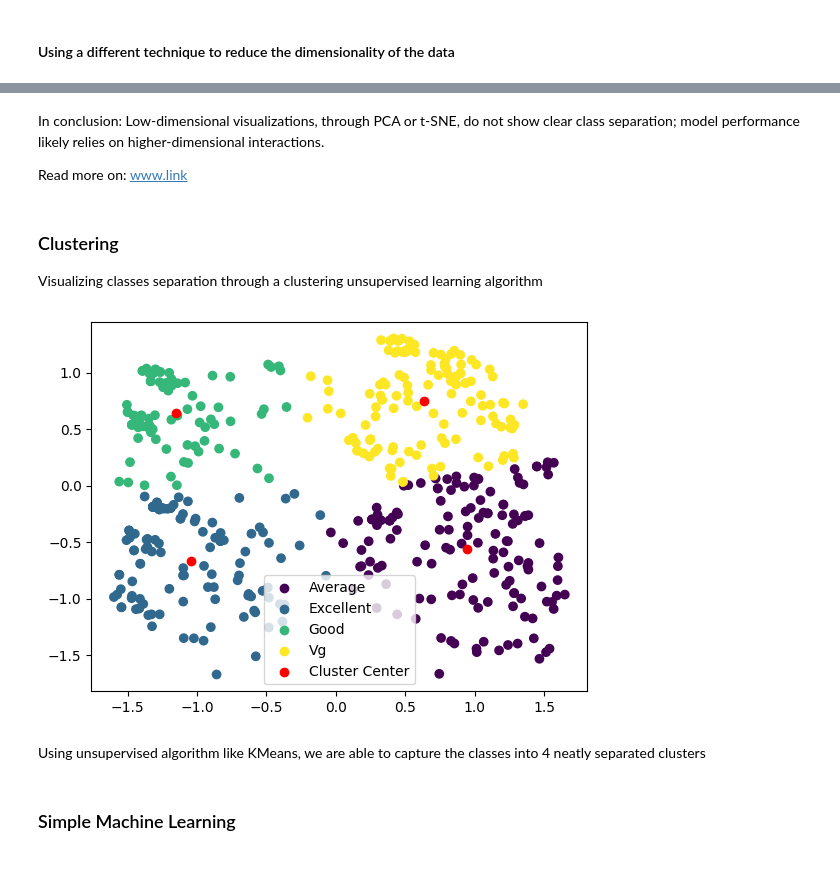
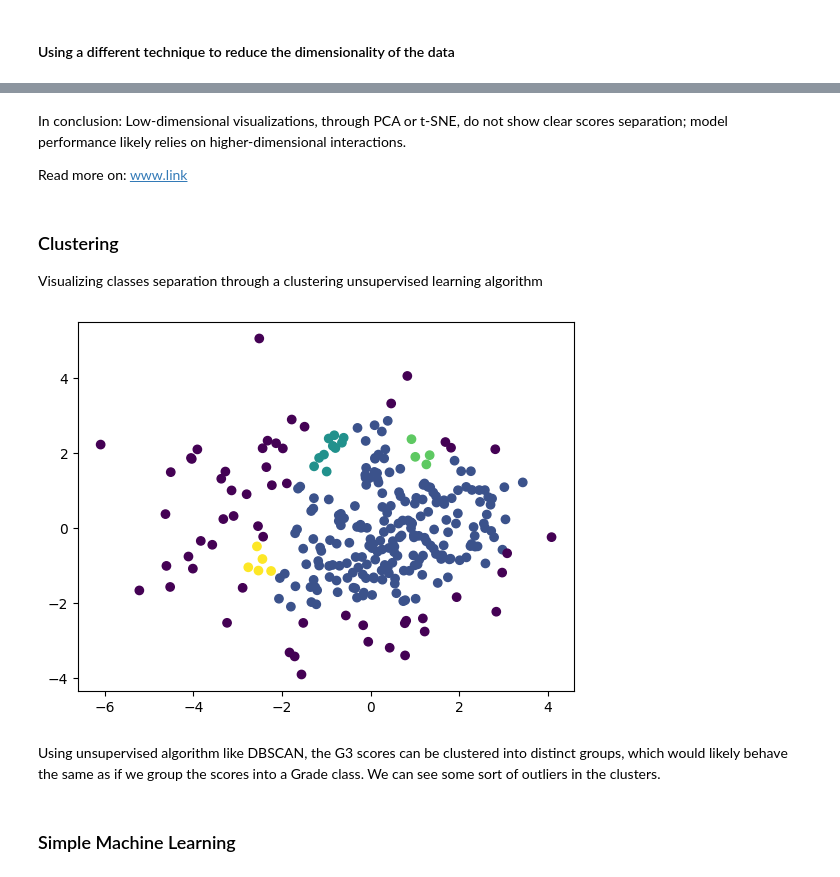
Before and after one commit to Purinat33/Machine-Learning-Project-1, a Jupyter notebook: proj1.ipynb, the cells around one changed output, grey strips where cells are left out. Saved outputs shown, nothing was run; the diff lists cells and outputs as text; code cells hidden in the pictures.

```diff
--- a/proj1.ipynb
+++ b/proj1.ipynb
@@ -39,0 +57,3 @@ df
+# %%
+df = pd.read_csv('data/performance.csv')
+df
@@ -162,0 +198,21 @@ y_test_encoded = encoderY.transform(y_test)
+# %%
+# The numerical data still aren't here
+from sklearn.compose import ColumnTransformer
+from sklearn.preprocessing import OneHotEncoder, StandardScaler
+from sklearn.model_selection import train_test_split
+
+X_train, X_test, y_train, y_test = train_test_split(X, y, test_size=0.3, shuffle=True)
+
+# 1) Build preprocessor with scaling OFF for numeric-real (passthrough)
+pre = ColumnTransformer(
+    transformers=[
+        ("cat", OneHotEncoder(handle_unknown="ignore"), cat_cols_raw),
+        ("num_real", "passthrough", num_real),    # <-- off for now
+        ("num_bin", "passthrough", num_binary),
+    ],
+    remainder="drop",
+    verbose_feature_names_out=True
+)
+
+X_train_encoded = pre.fit_transform(X_train)
+X_test_encoded  = pre.transform(X_test)
@@ -162,0 +232,2 @@ y_test_encoded = encoderY.transform(y_test)
+# %%
+pre.set_params(num_real=StandardScaler(with_mean=False))  # toggle on
@@ -162,0 +247,3 @@ y_test_encoded = encoderY.transform(y_test)
+# %%
+X_train_encoded = pre.fit_transform(X_train)
+X_test_encoded  = pre.transform(X_test)
@@ -226,5 +307,5 @@ plt.show()
 # %% [markdown]
-In conclusion: Low-dimensional visualizations, through PCA or t-SNE, do not show clear class separation; model performance likely relies on higher-dimensional interactions.
+In conclusion: Low-dimensional visualizations, through PCA or t-SNE, do not show clear scores separation; model performance likely relies on higher-dimensional interactions.
 
 Read more on: www.link
 # %% [markdown]
@@ -232,31 +313,23 @@ Read more on: www.link
 
 Visualizing classes separation through a clustering unsupervised learning algorithm
 # %%
-from sklearn.cluster import KMeans
+from sklearn.cluster import DBSCAN
 
 # https://www.askpython.com/python/examples/plot-k-means-clusters-python
 # PCA is only for plotting the scale in 2D, the algorithm still takes in the full features
 pca = PCA(n_components=2, random_state=42)
 X_pca = pca.fit_transform(X_train_encoded)
 
-kmean = KMeans(n_clusters=4, random_state=0, init='k-means++')
-labels = kmean.fit_predict(X_pca)
-
-
-classes = np.unique(y_train_encoded)
-for class_val in classes:
-    plt.scatter([], [],
-                c=[scatter.cmap(scatter.norm(class_val))],
-                label=class_names[class_val])
+dbscan = DBSCAN()
+labels = dbscan.fit_predict(X_pca)
 
 plt.scatter(X_pca[:,0], X_pca[:,1], c=labels)
-plt.scatter(kmean.cluster_centers_[:, 0], kmean.cluster_centers_[:, 1], c='red', label='Cluster Center')
-plt.legend()
+# plt.scatter(kmean.cluster_centers_[:, 0], kmean.cluster_centers_[:, 1], c='red', label='Cluster Center')
 plt.show()
 # %% [output]
-[figure, old version]
+[figure, new version]
 # %% [markdown]
-Using unsupervised algorithm like KMeans, we are able to capture the classes into 4 neatly separated clusters
+Using unsupervised algorithm like DBSCAN, the G3 scores can be clustered into distinct groups, which would likely behave the same as if we group the scores into a Grade class. We can see some sort of outliers in the clusters.
 # %% [markdown]
 ### Simple Machine Learning
 # %% [markdown]
```
Also changed, not shown: parts of 29 cells of this notebook, 3 other files.
